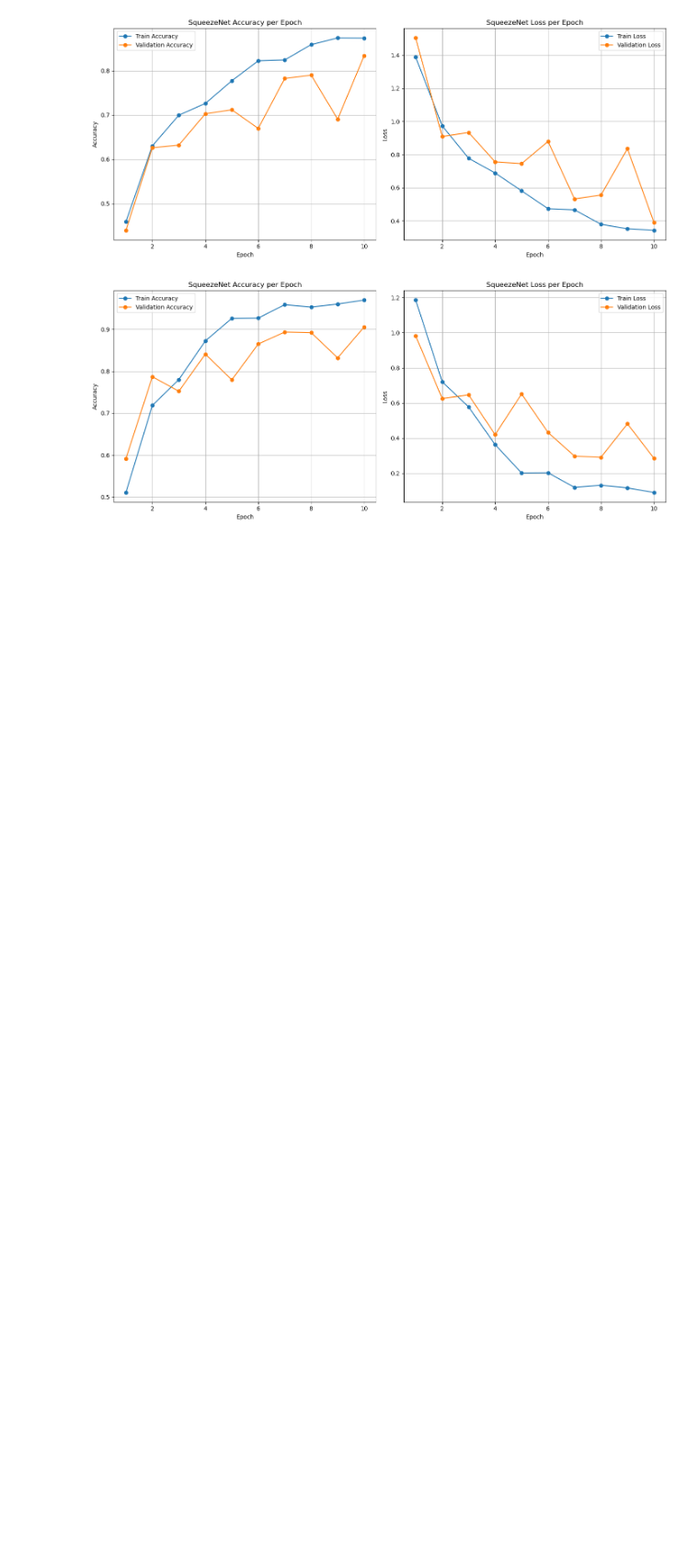
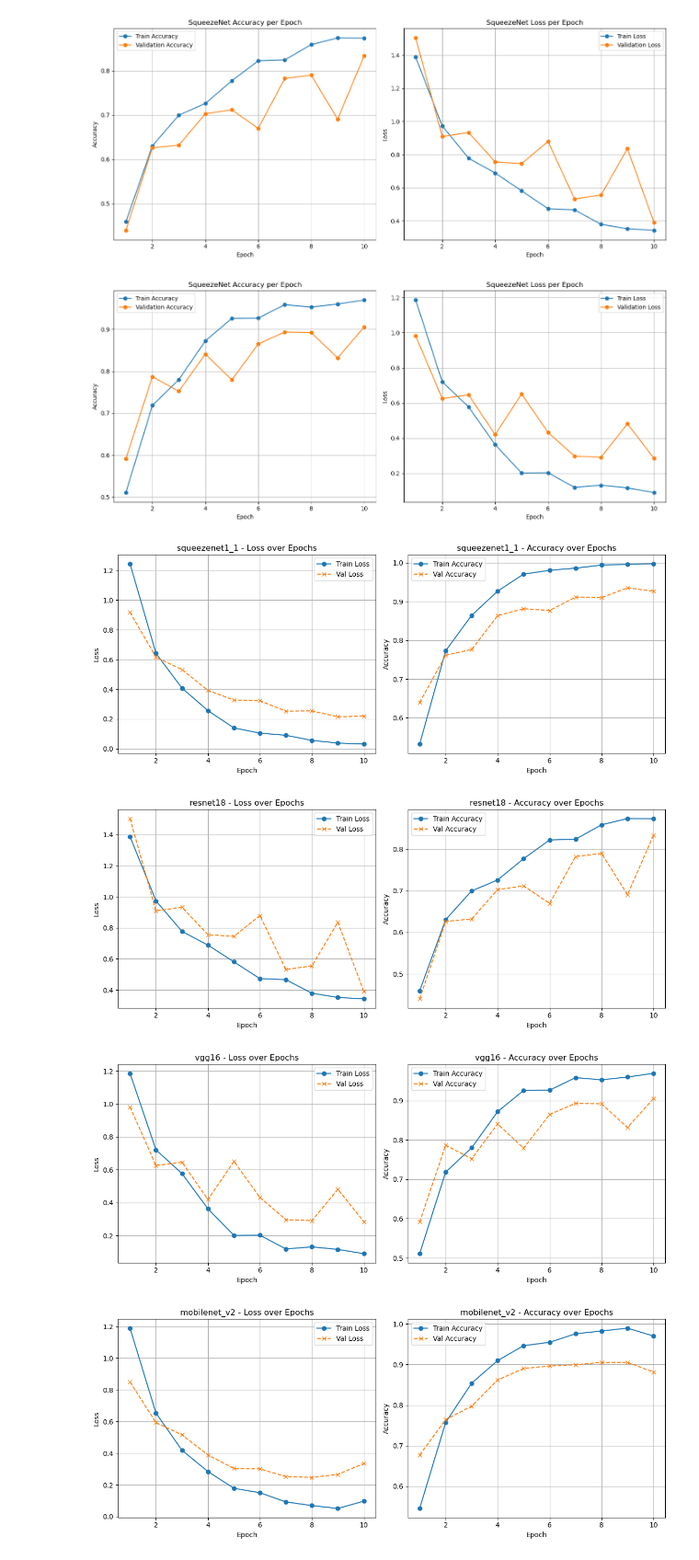
Before and after one commit to SpoorthiKalakuntla/GazelleforCervicalCancerwithComparisions, a Jupyter notebook: gazelle3.ipynb, the cells around one changed output. Shown at 92% size. Drawn from its saved outputs; the diff is of its cells as text; code cells hidden in the pictures; blank space fills up the shorter version.

```diff
--- a/gazelle3.ipynb
+++ b/gazelle3.ipynb
@@ -911,13 +911,37 @@ plt.show()
 # %% [output]
 [figure]
 # %%
+import matplotlib.pyplot as plt
 
-    elif name == "mobilenetv2":
-        model = models.mobilenet_v2(pretrained=True)
-        model.classifier[1] = nn.Linear(model.classifier[1].in_features, num_classes)
-    elif name == "efficientnet_b0":
-        model = models.efficientnet_b0(pretrained=True)
-        model.classifier[1] = nn.Linear(model.classifier[1].in_features, num_classes)
-    elif name == "vgg16":
-        model = models.vgg16(pretrained=True)
-        model.classifier[6] = nn.Linear(model.classifier[6].in_features, num_classes)
+epochs = range(1, num_epochs + 1)
+
+for name, h in histories.items():
+    plt.figure(figsize=(12, 5))
+
+    # --- Loss Plot ---
+    plt.subplot(1, 2, 1)
+    plt.plot(epochs, h['train_loss'], label='Train Loss', marker='o')
+    plt.plot(epochs, h['val_loss'], label='Val Loss', linestyle='--', marker='x')
+    plt.title(f'{name} - Loss over Epochs')
+    plt.xlabel('Epoch')
+    plt.ylabel('Loss')
+    plt.legend()
+    plt.grid(True)
+
+    # --- Accuracy Plot ---
+    plt.subplot(1, 2, 2)
+    plt.plot(epochs, h['train_acc'], label='Train Accuracy', marker='o')
+    plt.plot(epochs, h['val_acc'], label='Val Accuracy', linestyle='--', marker='x')
+    plt.title(f'{name} - Accuracy over Epochs')
+    plt.xlabel('Epoch')
+    plt.ylabel('Accuracy')
+    plt.legend()
+    plt.grid(True)
+
+    plt.tight_layout()
+    plt.show()
+# %% [output]
+[figure, added]
+[figure, added]
+[figure, added]
+[figure, added]
```
